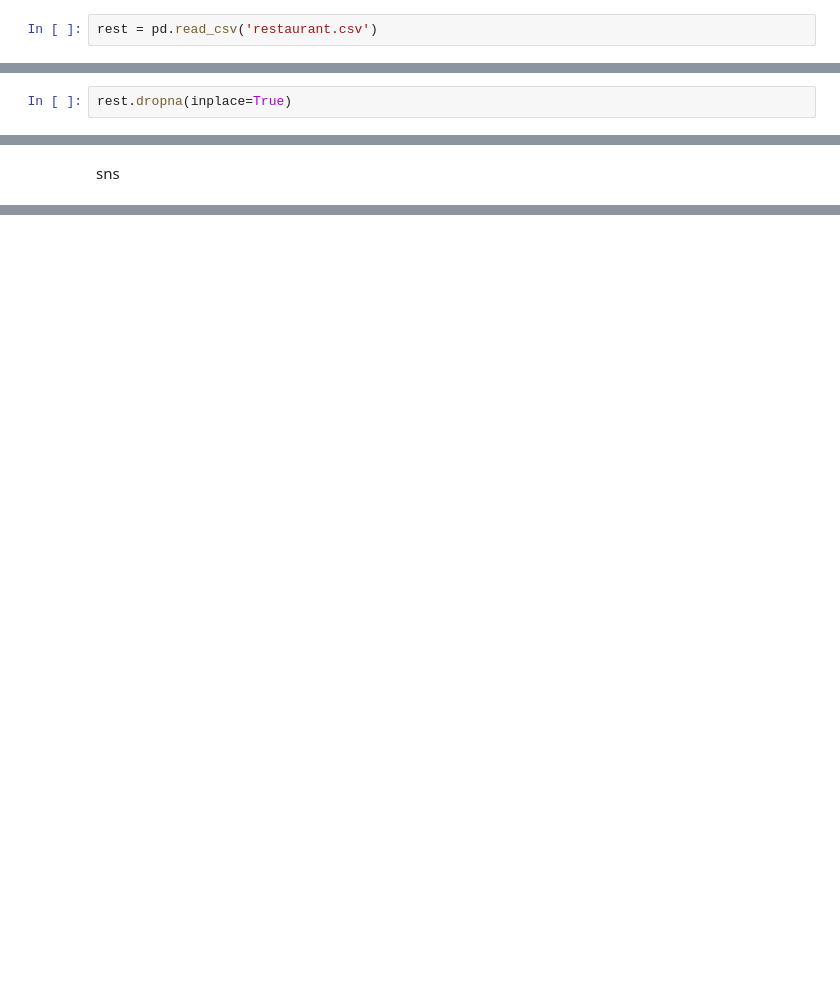
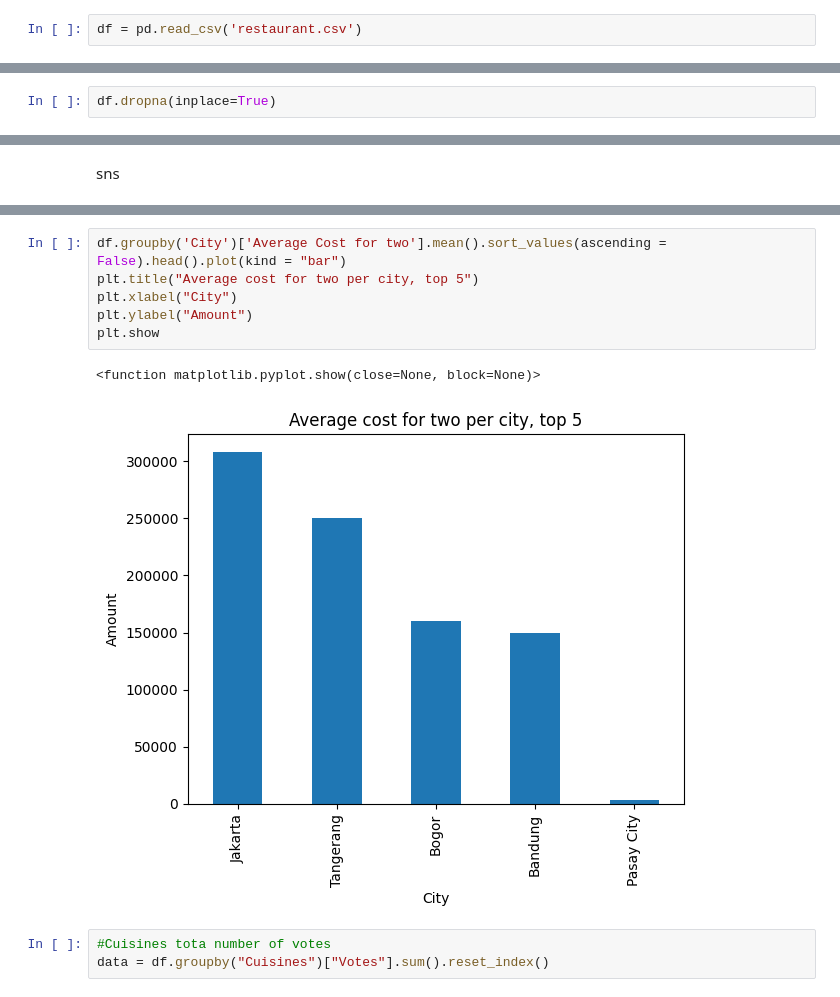
Before and after one commit to dhruv21csu155/Restaurant-Rating-Prediction, a Jupyter notebook: Restaurant Rating Prediction System.ipynb, the cells around one changed output, grey strips where cells are left out. Saved outputs shown, nothing was run; the diff lists cells and outputs as text; blank space fills up the shorter version.

```diff
--- a/Restaurant Rating Prediction System.ipynb
+++ b/Restaurant Rating Prediction System.ipynb
@@ -6,5 +6,5 @@ import numpy as np
 import seaborn as sns
 import matplotlib.pyplot as plt
 # %%
-rest = pd.read_csv('restaurant.csv')
+df = pd.read_csv('restaurant.csv')
 # %%
@@ -81,5 +81,5 @@ rest.duplicated().sum()
 # %% [output]
 0
 # %%
-rest.dropna(inplace=True)
+df.dropna(inplace=True)
 # %%
@@ -165,0 +212,12 @@ rest.describe()
+# %%
+df.groupby('City')['Average Cost for two'].mean().sort_values(ascending = False).head().plot(kind = "bar")
+plt.title("Average cost for two per city, top 5")
+plt.xlabel("City")
+plt.ylabel("Amount")
+plt.show
+# %% [output]
+<function matplotlib.pyplot.show(close=None, block=None)>
+[figure, added]
+# %%
+#Cuisines tota number of votes
+data = df.groupby("Cuisines")["Votes"].sum().reset_index()
```
Also changed, not shown: parts of 18 cells of this notebook.
